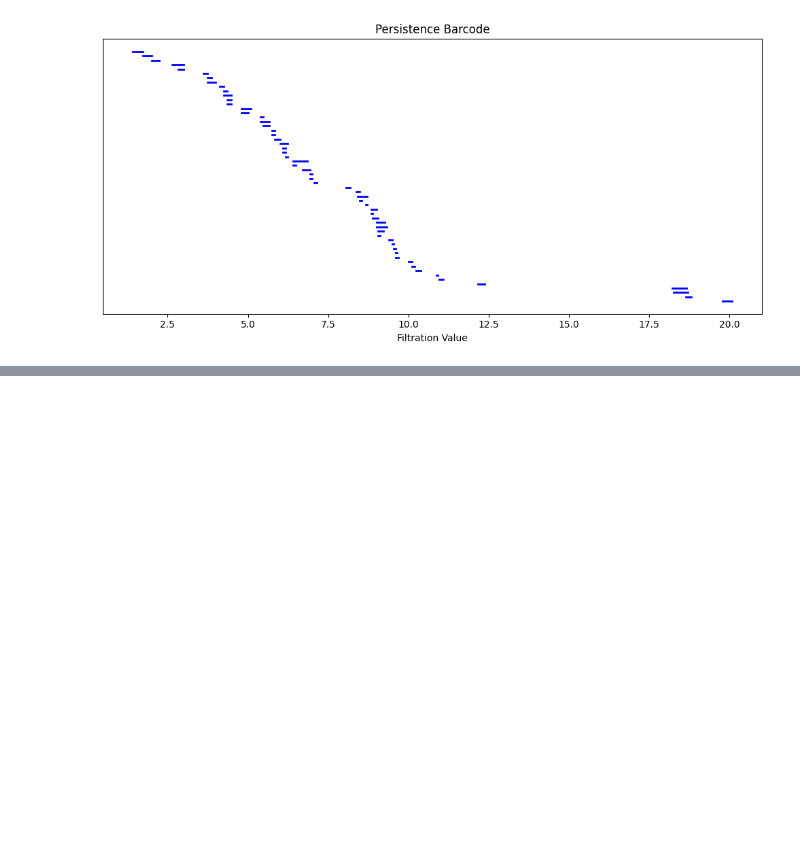
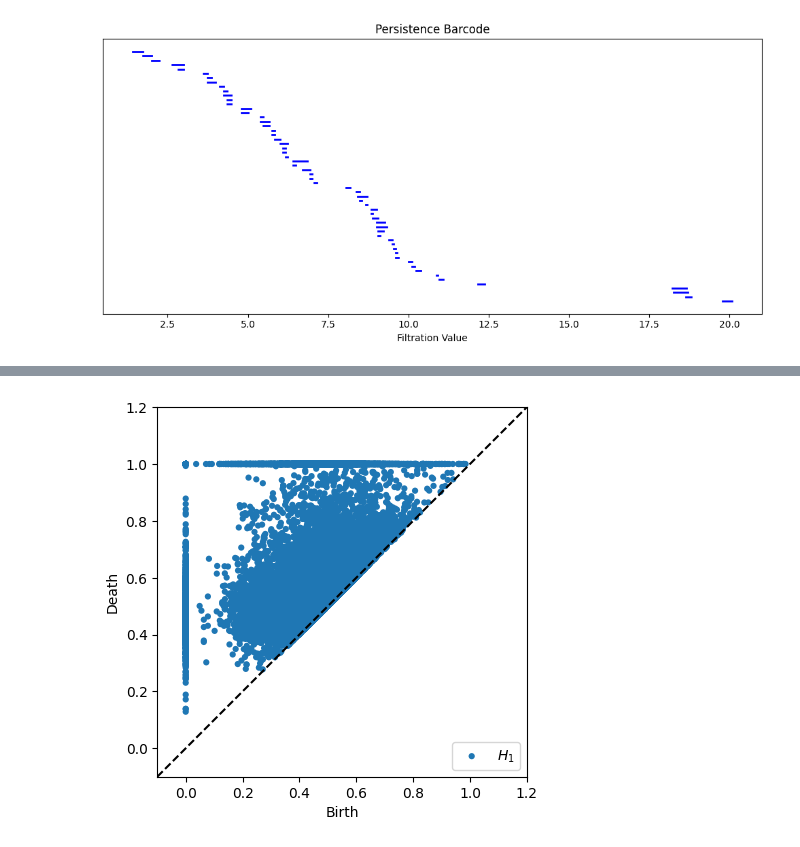
Before and after one commit to mehdimerbah/TDA-PPIN, a Jupyter notebook: preprocessing/Cleaned_DataPreprocessing_PPI.ipynb, the cells around one changed output, grey strips where cells are left out. Saved outputs shown, nothing was run; the diff lists cells and outputs as text; code cells hidden in the pictures; blank space fills up the shorter version.

```diff
--- a/preprocessing/Cleaned_DataPreprocessing_PPI.ipynb
+++ b/preprocessing/Cleaned_DataPreprocessing_PPI.ipynb
@@ -506,0 +520,4 @@ plot_diagrams(diagrams)
+# %%
+plot_diagrams(rips_dist_mat_diags, plot_only=[1])
+# %% [output]
+[figure, added]
```
Also changed, not shown: parts of 18 cells of this notebook, 1 other file.
